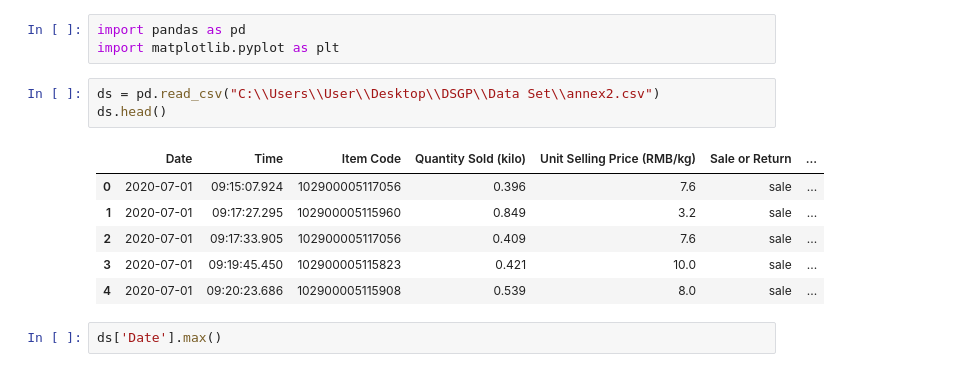
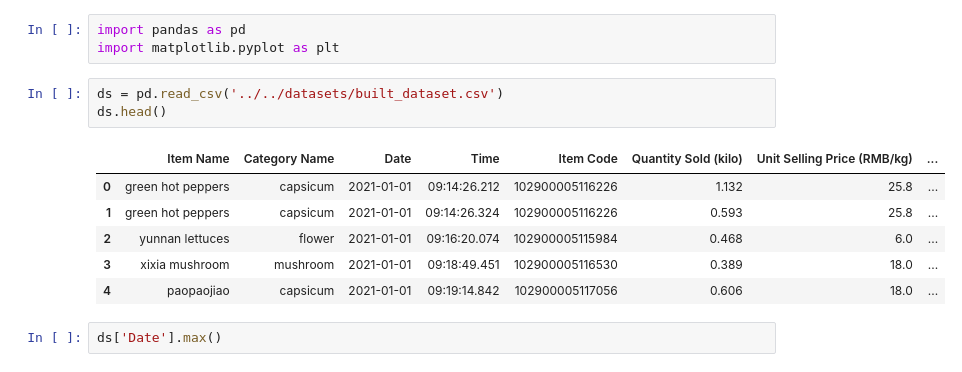
Before and after one commit to RumethSandinu/Project-connexa, a Jupyter notebook: Naveen/clean & preprocessing.ipynb, the cells around one changed output. Drawn from its saved outputs; the diff is of its cells as text.

```diff
--- a/Naveen/clean & preprocessing.ipynb
+++ b/Naveen/clean & preprocessing.ipynb
@@ -2,15 +2,15 @@
 import pandas as pd
 import matplotlib.pyplot as plt
 # %%
-ds = pd.read_csv("C:\\Users\\User\\Desktop\\DSGP\\Data Set\\annex2.csv")
+ds = pd.read_csv('../../datasets/built_dataset.csv')
 ds.head()
 # %% [output]
-|  | Date | Time | Item Code | Quantity Sold (kilo) | Unit Selling Price (RMB/kg) | Sale or Return | ... |
-| 0 | 2020-07-01 | 09:15:07.924 | 102900005117056 | 0.396 | 7.6 | sale | ... |
-| 1 | 2020-07-01 | 09:17:27.295 | 102900005115960 | 0.849 | 3.2 | sale | ... |
-| 2 | 2020-07-01 | 09:17:33.905 | 102900005117056 | 0.409 | 7.6 | sale | ... |
-| 3 | 2020-07-01 | 09:19:45.450 | 102900005115823 | 0.421 | 10.0 | sale | ... |
-| 4 | 2020-07-01 | 09:20:23.686 | 102900005115908 | 0.539 | 8.0 | sale | ... |
+|  | Item Name | Category Name | Date | Time | Item Code | Quantity Sold (kilo) | Unit Selling Price (RMB/kg) | ... |
+| 0 | green hot peppers | capsicum | 2021-01-01 | 09:14:26.212 | 102900005116226 | 1.132 | 25.8 | ... |
+| 1 | green hot peppers | capsicum | 2021-01-01 | 09:14:26.324 | 102900005116226 | 0.593 | 25.8 | ... |
+| 2 | yunnan lettuces | flower | 2021-01-01 | 09:16:20.074 | 102900005115984 | 0.468 | 6.0 | ... |
+| 3 | xixia mushroom | mushroom | 2021-01-01 | 09:18:49.451 | 102900005116530 | 0.389 | 18.0 | ... |
+| 4 | paopaojiao | capsicum | 2021-01-01 | 09:19:14.842 | 102900005117056 | 0.606 | 18.0 | ... |
 # %%
 ds['Date'].max()
 # %% [output]
```
Also changed, not shown: 2 other files.
